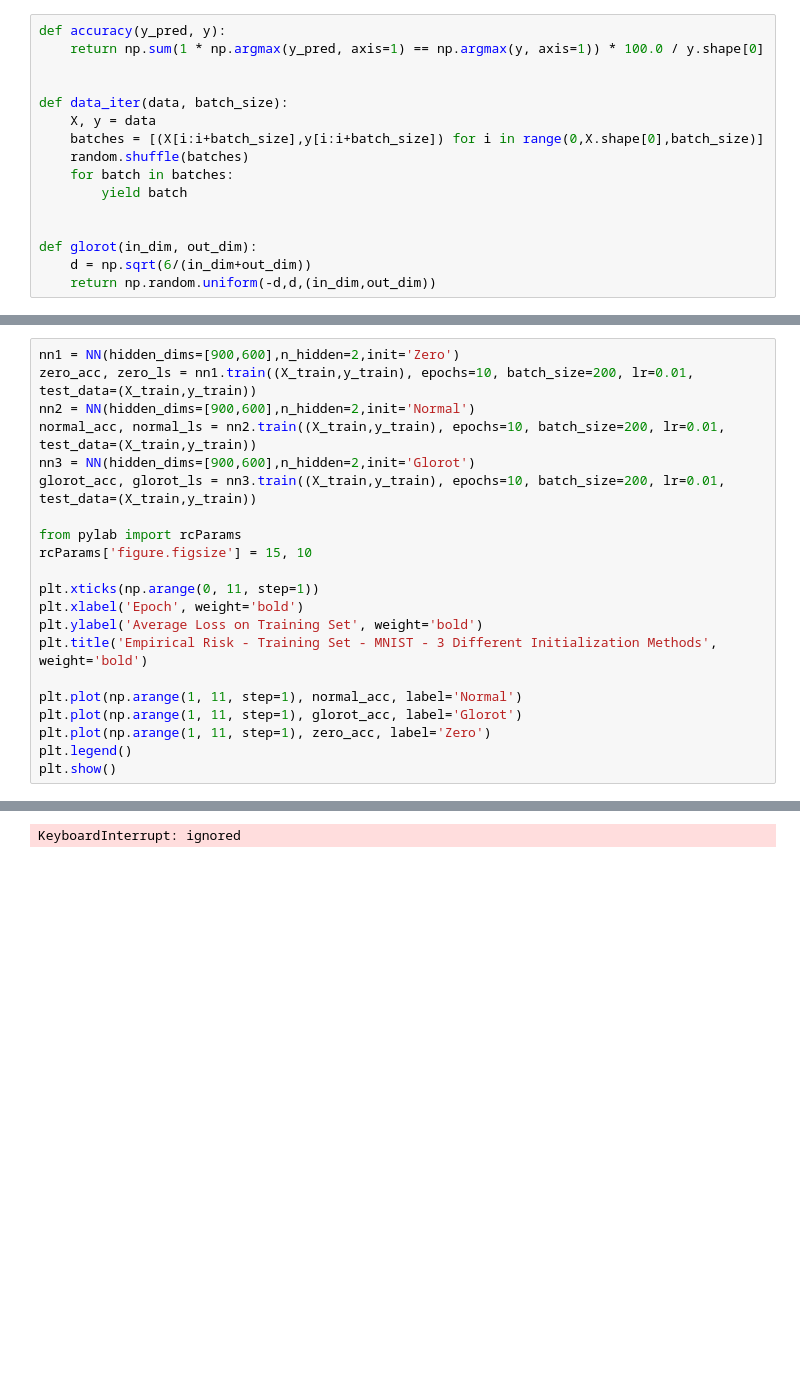
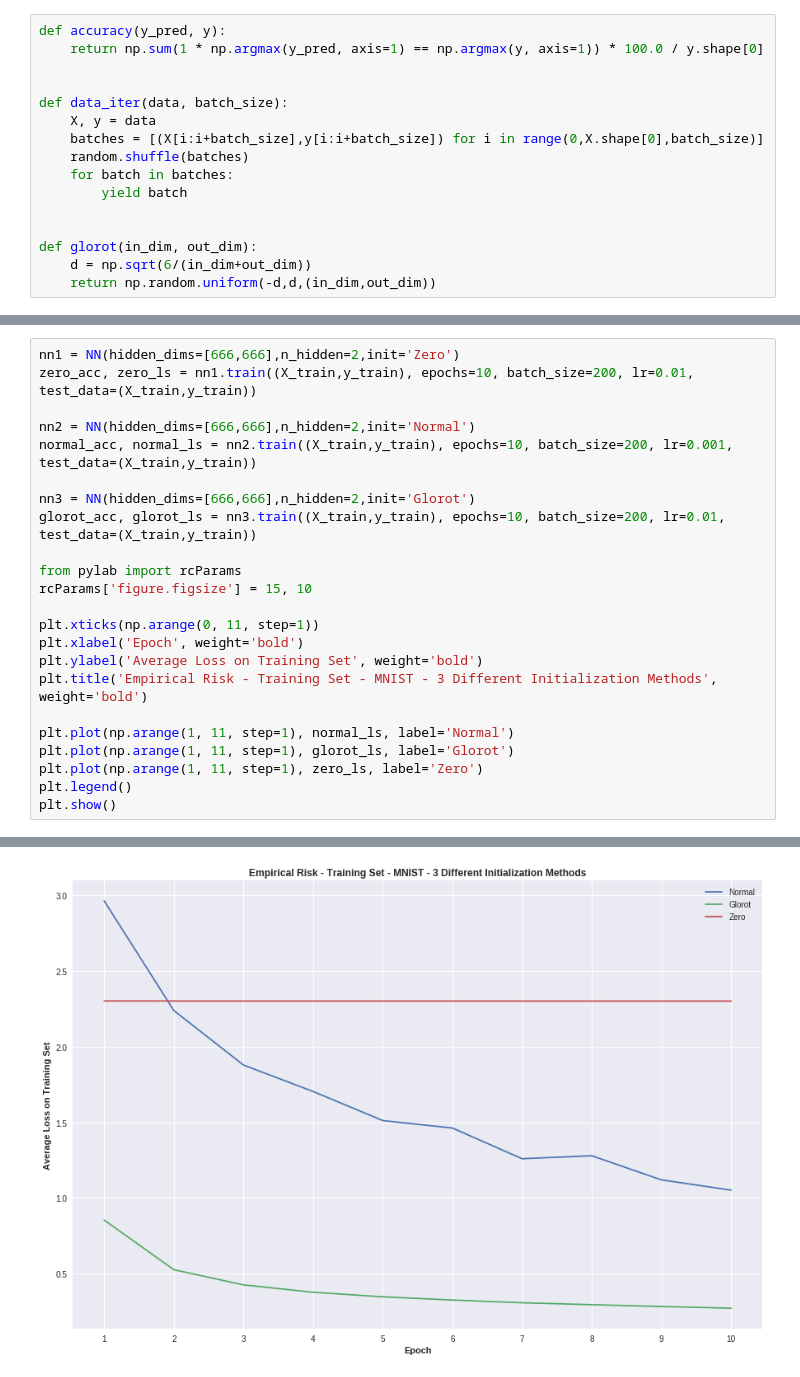
Before and after one commit to LiamMa/IFT6135-Assignment-1, a Jupyter notebook: A1_1_Jin.ipynb, the cells around one changed output, grey strips where cells are left out. Saved outputs shown, nothing was run; the diff lists cells and outputs as text; blank space fills up the shorter version.

```diff
--- a/A1_1_Jin.ipynb
+++ b/A1_1_Jin.ipynb
@@ -200,9 +222,11 @@ mini-batch size:
 # %%
-nn1 = NN(hidden_dims=[900,600],n_hidden=2,init='Zero')
+nn1 = NN(hidden_dims=[666,666],n_hidden=2,init='Zero')
 zero_acc, zero_ls = nn1.train((X_train,y_train), epochs=10, batch_size=200, lr=0.01, test_data=(X_train,y_train))
-nn2 = NN(hidden_dims=[900,600],n_hidden=2,init='Normal')
-normal_acc, normal_ls = nn2.train((X_train,y_train), epochs=10, batch_size=200, lr=0.01, test_data=(X_train,y_train))
-nn3 = NN(hidden_dims=[900,600],n_hidden=2,init='Glorot')
+
+nn2 = NN(hidden_dims=[666,666],n_hidden=2,init='Normal')
+normal_acc, normal_ls = nn2.train((X_train,y_train), epochs=10, batch_size=200, lr=0.001, test_data=(X_train,y_train))
+
+nn3 = NN(hidden_dims=[666,666],n_hidden=2,init='Glorot')
 glorot_acc, glorot_ls = nn3.train((X_train,y_train), epochs=10, batch_size=200, lr=0.01, test_data=(X_train,y_train))
 
 from pylab import rcParams
@@ -213,9 +237,9 @@ plt.xlabel('Epoch', weight='bold')
 plt.ylabel('Average Loss on Training Set', weight='bold')
 plt.title('Empirical Risk - Training Set - MNIST - 3 Different Initialization Methods', weight='bold')
 
-plt.plot(np.arange(1, 11, step=1), normal_acc, label='Normal')
-plt.plot(np.arange(1, 11, step=1), glorot_acc, label='Glorot')
-plt.plot(np.arange(1, 11, step=1), zero_acc, label='Zero')
+plt.plot(np.arange(1, 11, step=1), normal_ls, label='Normal')
+plt.plot(np.arange(1, 11, step=1), glorot_ls, label='Glorot')
+plt.plot(np.arange(1, 11, step=1), zero_ls, label='Zero')
 plt.legend()
 plt.show()
 # %% [output]
@@ -223,3 +263,3 @@ Epoch 1 :
-KeyboardInterrupt: ignored
+[figure, added]
 # %% [markdown]
 ## Parameter Search
```
Also changed, not shown: parts of 15 cells of this notebook.
